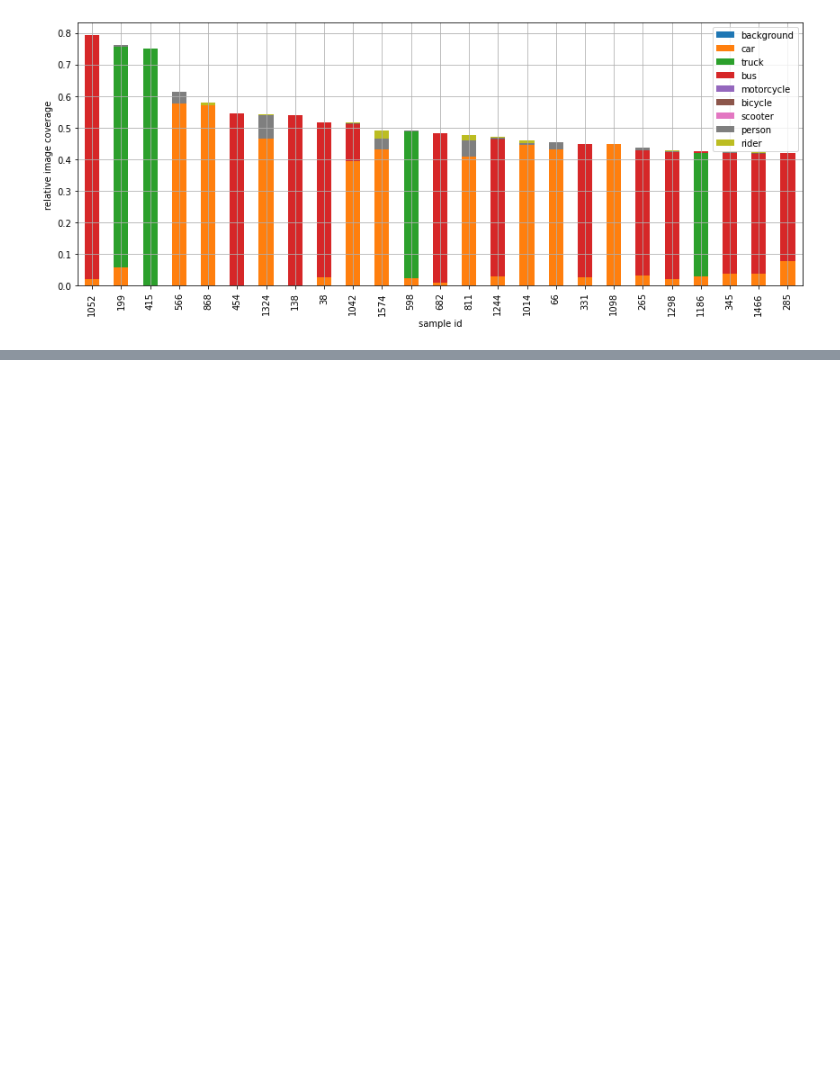
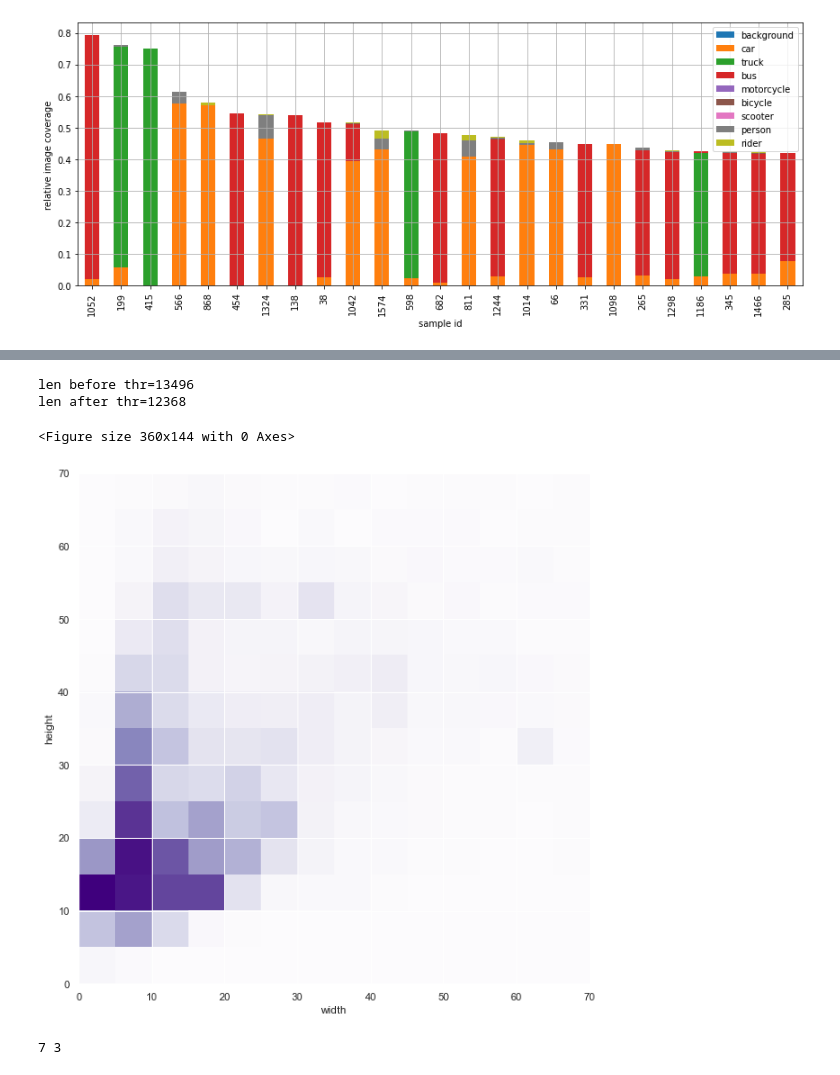
Before and after one commit to emilnebb/computer_vision-project, a Jupyter notebook: dataset_exploration/dataset_exploration.ipynb, the cells around one changed output, grey strips where cells are left out. Cells and saved outputs as stored; diff of their text form; code cells hidden in the pictures; blank space fills up the shorter version.

```diff
--- a/dataset_exploration/dataset_exploration.ipynb
+++ b/dataset_exploration/dataset_exploration.ipynb
@@ -93,0 +100,43 @@ plt.show()
+# %%
+import numpy as np; np.random.seed(0)
+import seaborn as sns; sns.set_theme()
+
+
+with open('bb_dimensions.json') as f:
+    bb_dimensions = json.load(f)
+
+# sort out values larger than threshold
+thr = 70
+print(f"len before thr={len(bb_dimensions)}")
+bb_dimensions = [(x, y) for x, y, _ in bb_dimensions if x <= thr and y <= thr]
+print(f"len after thr={len(bb_dimensions)}")
+# add artificial threshold datapoints
+bb_dimensions.append((0, 0))
+bb_dimensions.append((thr, thr))
+
+# unpack list of tuples into two lists
+x = [x for x, _ in bb_dimensions]
+y = [y for _, y in bb_dimensions]
+
+
+
+bb_dimensions, xedges, yedges = np.histogram2d(x, y, bins=14)
+ax = fig.add_subplot(title='imshow: square bins')
+extent = [xedges[0], xedges[-1], yedges[0], yedges[-1]]
+plt.clf()
+plt.figure(figsize=(10, 10))
+plt.imshow(bb_dimensions.T, origin='lower', extent=extent, cmap="Purples")
+plt.xlabel("width")
+plt.ylabel("height")
+plt.savefig("bb_dimensions_heatmap.pdf")
+# %% [output]
+len before thr=13496
+len after thr=12368
+<Figure size 360x144 with 0 Axes>
+[figure, added]
+# %%
+
+
+print(a, b)
+# %% [output]
+7 3
```
Also changed, not shown: parts of 3 cells of this notebook, 10 other files.
